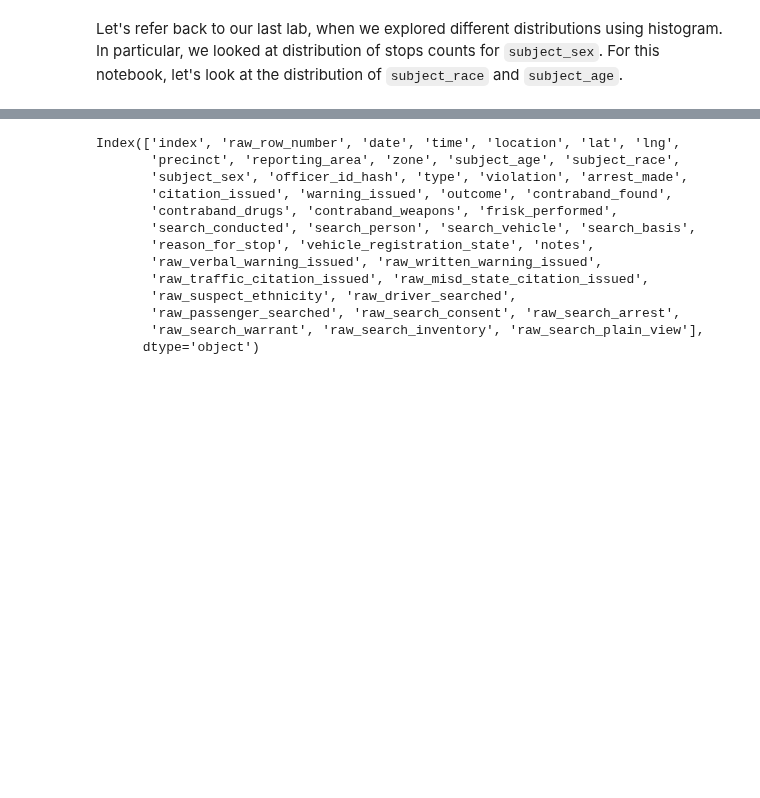
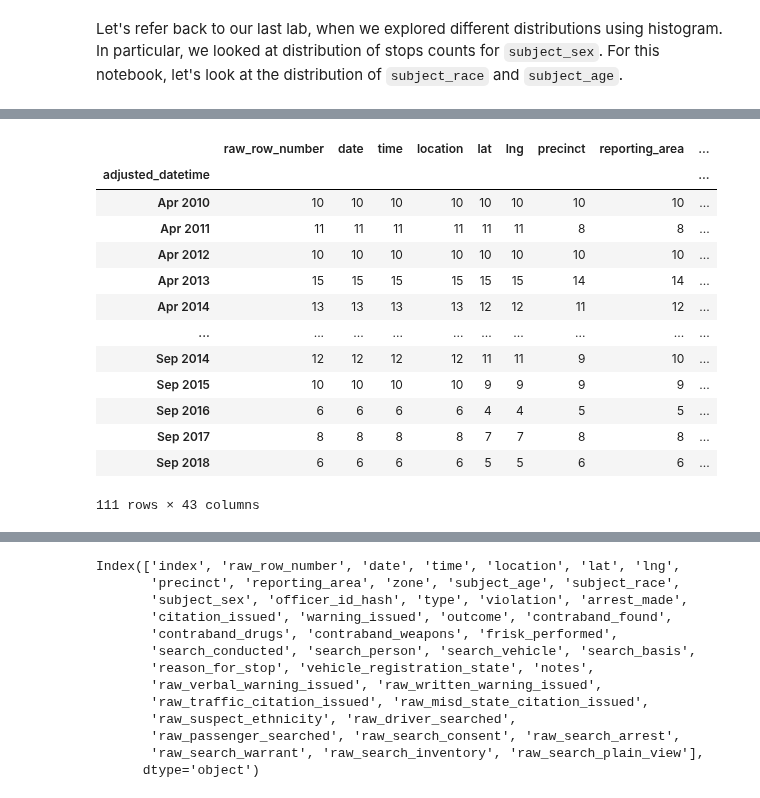
Before and after one commit to ds-modules/Legalst-123, a Jupyter notebook: labs/05_Large n/05_Central_Limit_Theorem_Confidence_Intervals_Hypothesis_Testing-Sol.ipynb, the cells around one changed output, grey strips where cells are left out. Saved outputs shown, nothing was run; the diff lists cells and outputs as text; code cells hidden in the pictures; blank space fills up the shorter version.

```diff
--- a/labs/05_Large n/05_Central_Limit_Theorem_Confidence_Intervals_Hypothesis_Testing-Sol.ipynb
+++ b/labs/05_Large n/05_Central_Limit_Theorem_Confidence_Intervals_Hypothesis_Testing-Sol.ipynb
@@ -70,0 +96,20 @@ Hint 1) Look at lab 04 question 1.1 and question 1.2! It should be very similar.
+# %%
+time_series_df.index = time_series_df['datetime']
+groupedby_count = time_series_df.groupby('adjusted_datetime').count()
+
+groupedby_count
+# %% [output]
+|  | raw_row_number | date | time | location | lat | lng | precinct | reporting_area | ... |
+| adjusted_datetime |  |  |  |  |  |  |  |  | ... |
+| Apr 2010 | 10 | 10 | 10 | 10 | 10 | 10 | 10 | 10 | ... |
+| Apr 2011 | 11 | 11 | 11 | 11 | 11 | 11 | 8 | 8 | ... |
+| Apr 2012 | 10 | 10 | 10 | 10 | 10 | 10 | 10 | 10 | ... |
+| Apr 2013 | 15 | 15 | 15 | 15 | 15 | 15 | 14 | 14 | ... |
+| Apr 2014 | 13 | 13 | 13 | 13 | 12 | 12 | 11 | 12 | ... |
+| ... | ... | ... | ... | ... | ... | ... | ... | ... | ... |
+| Sep 2014 | 12 | 12 | 12 | 12 | 11 | 11 | 9 | 10 | ... |
+| Sep 2015 | 10 | 10 | 10 | 10 | 9 | 9 | 9 | 9 | ... |
+| Sep 2016 | 6 | 6 | 6 | 6 | 4 | 4 | 5 | 5 | ... |
+| Sep 2017 | 8 | 8 | 8 | 8 | 7 | 7 | 8 | 8 | ... |
+| Sep 2018 | 6 | 6 | 6 | 6 | 5 | 5 | 6 | 6 | ... |
+111 rows × 43 columns
```
Also changed, not shown: parts of 5 cells of this notebook, 2 other files.
